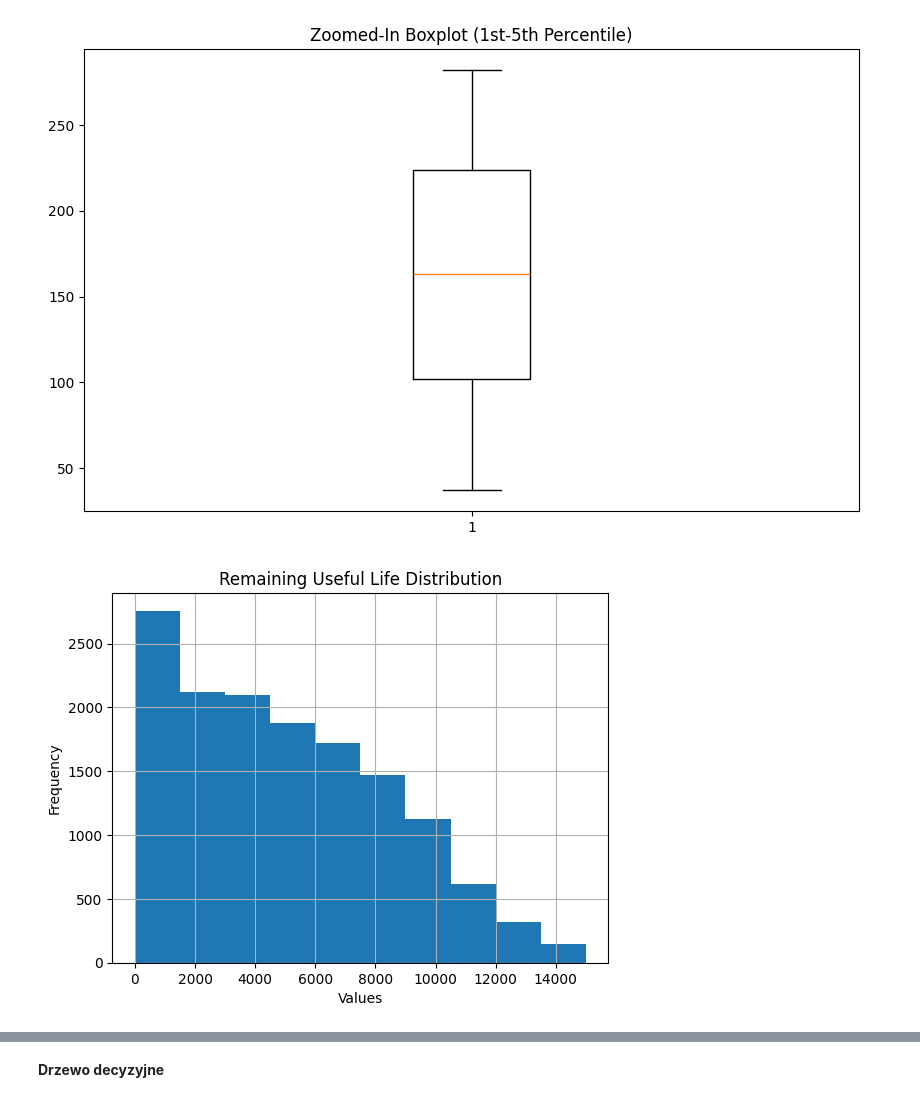
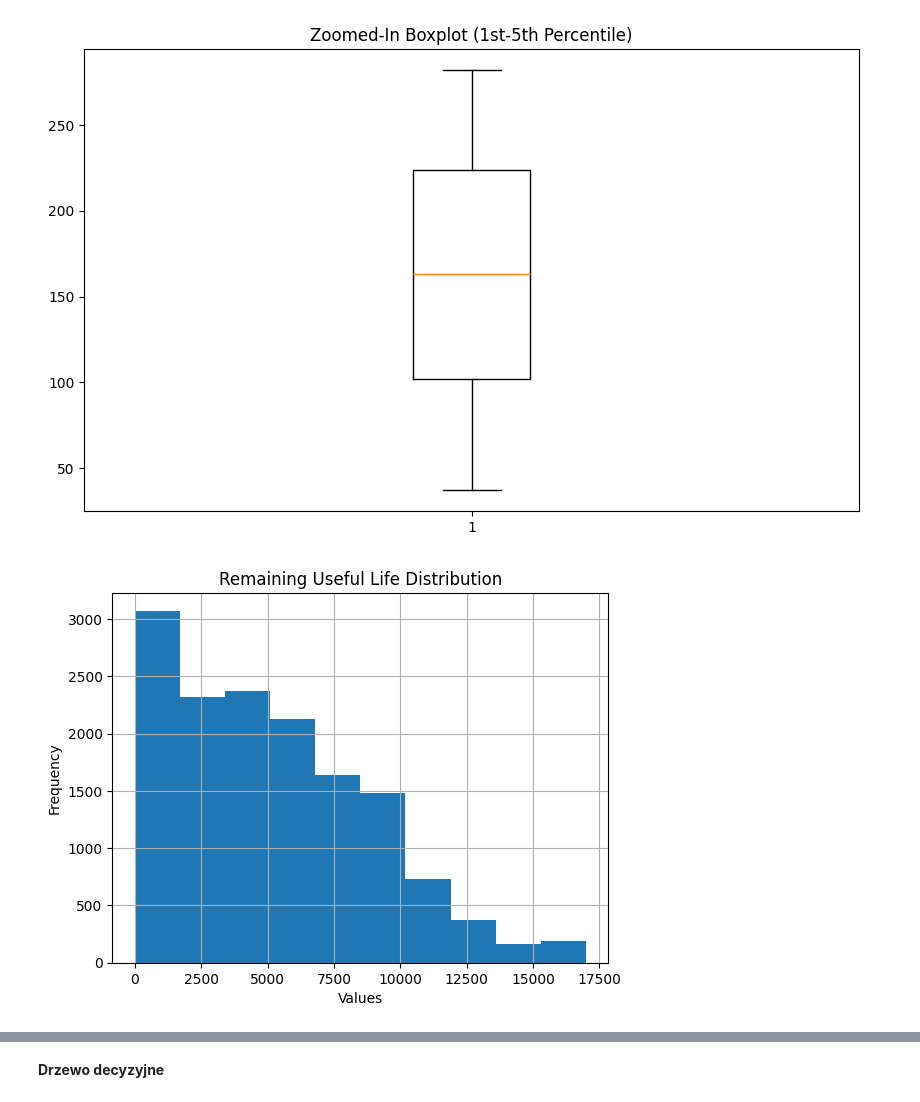
Before and after one commit to marus03/Engineer-s-Thesis, a Jupyter notebook: Untitled.ipynb, the cells around one changed output, grey strips where cells are left out. Drawn from its saved outputs; the diff is of its cells as text; code cells hidden in the pictures.

```diff
--- a/Untitled.ipynb
+++ b/Untitled.ipynb
@@ -194,16 +194,16 @@ plt.show()
 # %% [output]
 [figure]
 # %%
-data = data[data['RUL'] <= 15000]
+data = data[data['RUL'] <= 17000]
 
 data['RUL'].hist()
 plt.title('Remaining Useful Life Distribution')
 plt.xlabel("Values")
 plt.ylabel("Frequency")
 
 plt.show()
 # %% [output]
-[figure, old version]
+[figure, new version]
 # %%
 for column in data.columns:
     plt.figure(figsize=(8, 6))
```
Also changed, not shown: parts of 32 cells of this notebook.
